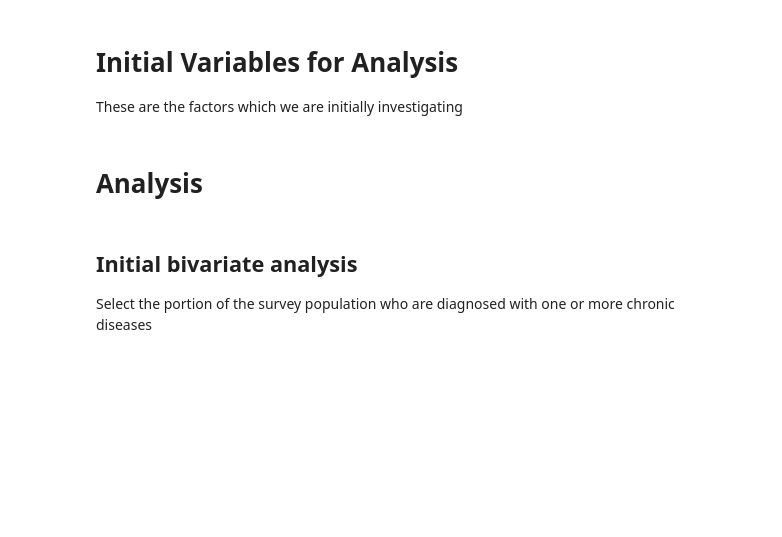
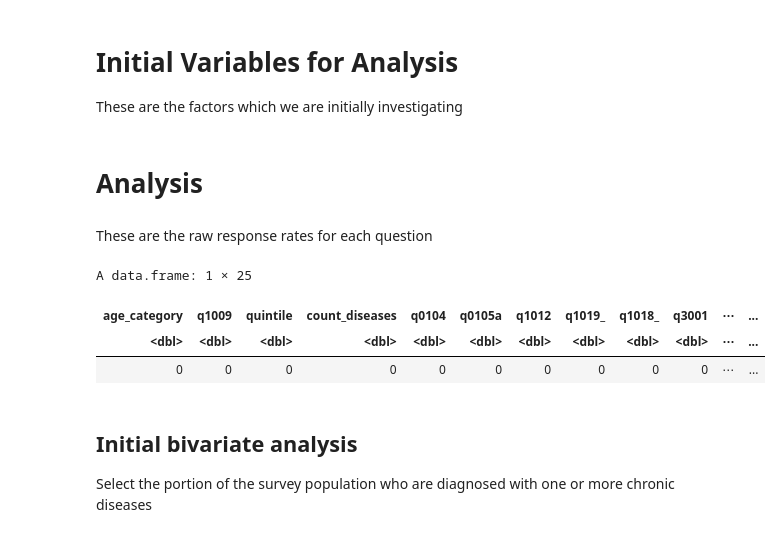
Before and after one commit to KGrewal1/SAGE2Adherence, a Jupyter notebook: SAGE2Adherence.ipynb, the cells around one changed output. Drawn from its saved outputs; the diff is of its cells as text; code cells hidden in the pictures; blank space fills up the shorter version.

```diff
--- a/SAGE2Adherence.ipynb
+++ b/SAGE2Adherence.ipynb
@@ -512,6 +512,18 @@ VariableList <- matrix(
 )
 # %% [markdown]
 # Analysis
+# %% [markdown]
+These are the raw response rates for each question
+# %%
+AnalysisData <- dplyr::select(morbidity, c(VariableList[,1],'complete_adherence', 'partial_adherence'))
+ResponseRates <- AnalysisData %>% summarize_all(funs(sum(is.na(.)) / length(.)))
+ResponseRates
+write.csv(ResponseRates ,"Misc/ResponseRates .csv")
+# %% [output]
+A data.frame: 1 × 25
+| age_category | q1009 | quintile | count_diseases | q0104 | q0105a | q1012 | q1019_ | q1018_ | q3001 | ⋯ | ... |
+| <dbl> | <dbl> | <dbl> | <dbl> | <dbl> | <dbl> | <dbl> | <dbl> | <dbl> | <dbl> | ⋯ | ... |
+| 0 | 0 | 0 | 0 | 0 | 0 | 0 | 0 | 0 | 0 | ⋯ | ... |
 # %% [markdown]
 ## Initial bivariate analysis
 Select the portion of the survey population who are diagnosed with one or more chronic diseases
```
Also changed, not shown: parts of 6 cells of this notebook, 11 other files.
